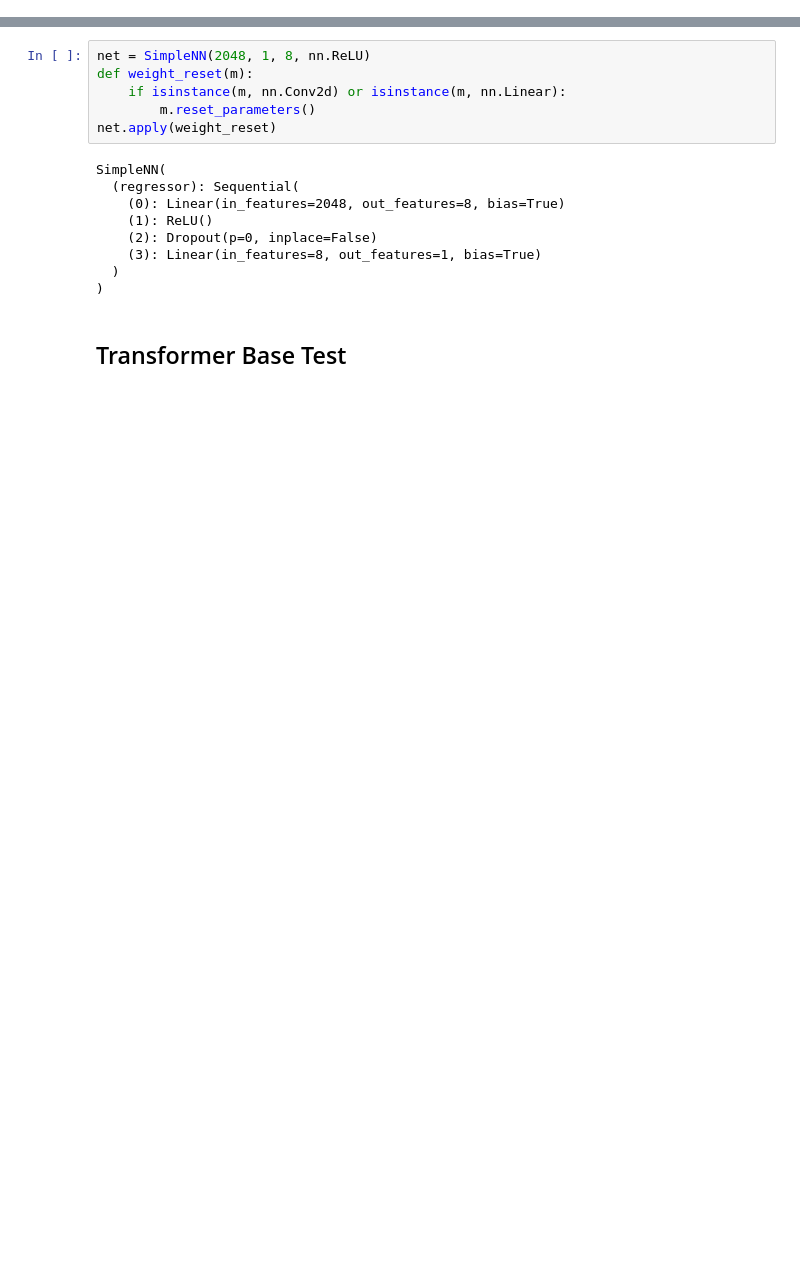
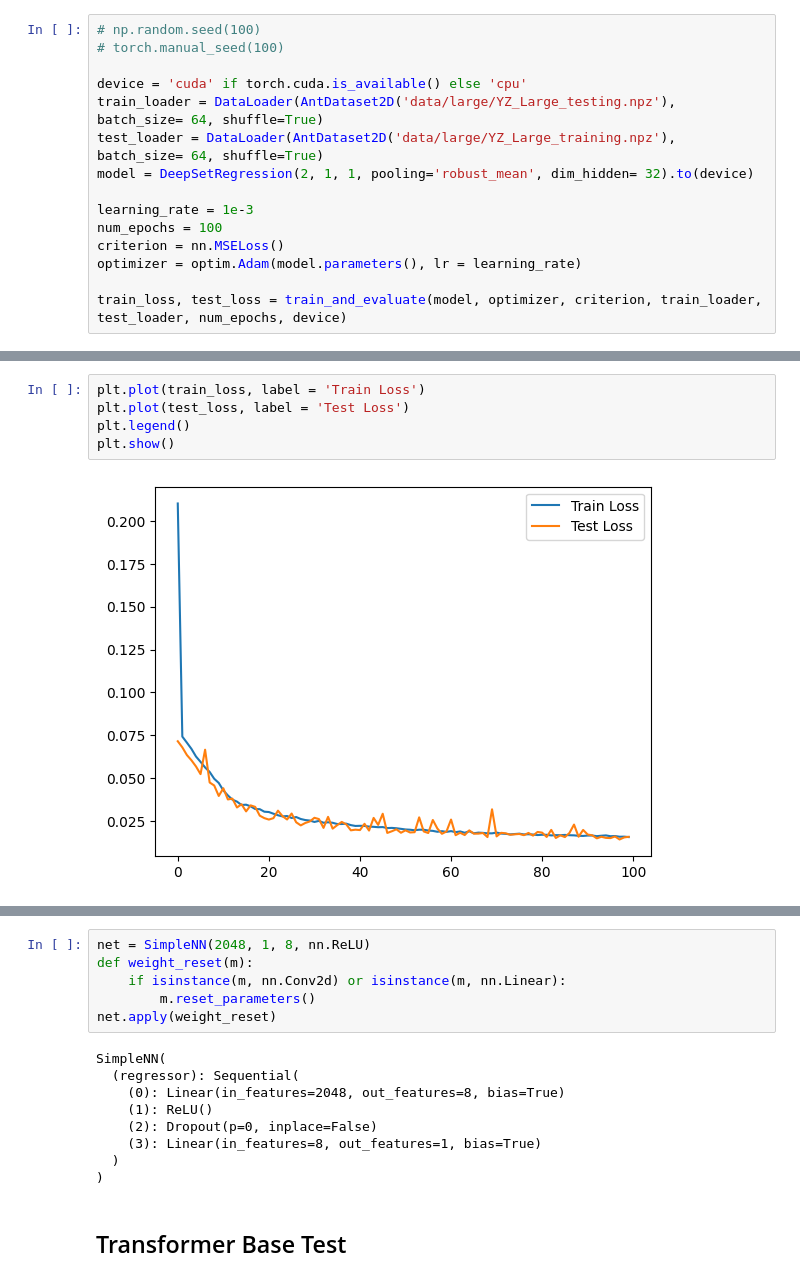
Before and after one commit to david5010/antenna_arrays, a Jupyter notebook: tests.ipynb, the cells around one changed output, grey strips where cells are left out. Saved outputs shown, nothing was run; the diff lists cells and outputs as text; blank space fills up the shorter version.

Commit message:
Deep Set Added

```diff
--- a/tests.ipynb
+++ b/tests.ipynb
@@ -6,0 +8,15 @@ from models.transformers import TransformerRegressor
+# %%
+# np.random.seed(100)
+# torch.manual_seed(100)
+
+device = 'cuda' if torch.cuda.is_available() else 'cpu'
+train_loader = DataLoader(AntDataset2D('data/large/YZ_Large_testing.npz'), batch_size= 64, shuffle=True)
+test_loader = DataLoader(AntDataset2D('data/large/YZ_Large_training.npz'), batch_size= 64, shuffle=True)
+model = DeepSetRegression(2, 1, 1, pooling='robust_mean', dim_hidden= 32).to(device)
+
+learning_rate = 1e-3
+num_epochs = 100
+criterion = nn.MSELoss()
+optimizer = optim.Adam(model.parameters(), lr = learning_rate)
+
+train_loss, test_loss = train_and_evaluate(model, optimizer, criterion, train_loader, test_loader, num_epochs, device)
@@ -6,0 +41,7 @@ from models.transformers import TransformerRegressor
+# %%
+plt.plot(train_loss, label = 'Train Loss')
+plt.plot(test_loss, label = 'Test Loss')
+plt.legend()
+plt.show()
+# %% [output]
+[figure, added]
```
Also changed, not shown: parts of 12 cells of this notebook, 6 other files.
